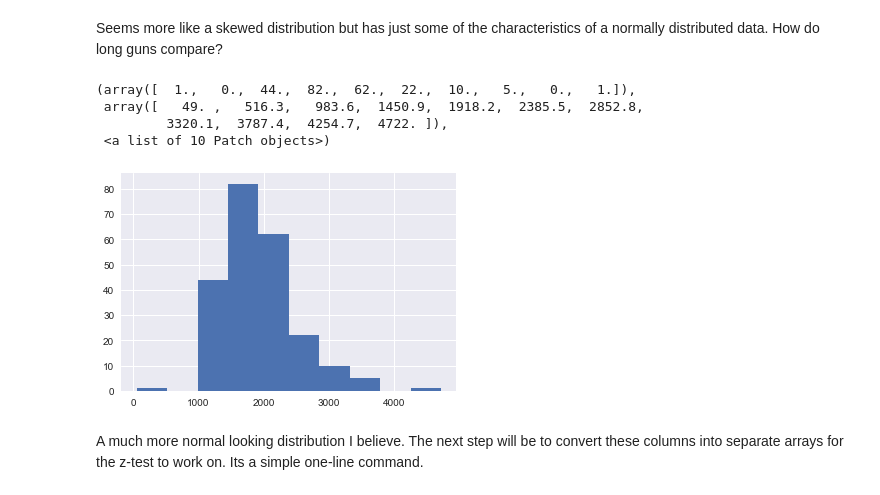
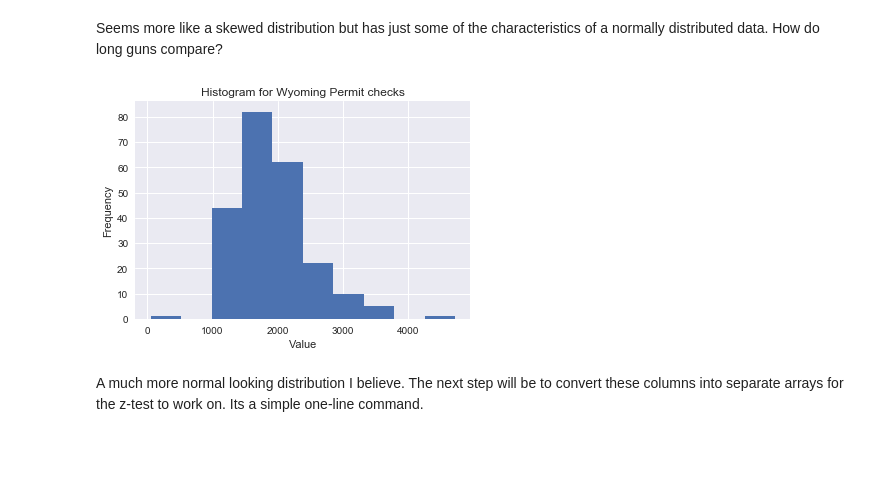
Before and after one commit to shivendra90/NICS-report, a Jupyter notebook: Firearms_analysis.ipynb, the cells around one changed output. Cells and saved outputs as stored; diff of their text form; code cells hidden in the pictures; blank space fills up the shorter version.

```diff
--- a/Firearms_analysis.ipynb
+++ b/Firearms_analysis.ipynb
@@ -643,13 +648,15 @@ hist_plot + geom_histogram(color = 'blue', alpha = 0.5) + \
 # %% [markdown]
 Seems more like a skewed distribution but has just some of the characteristics of a normally distributed data. How do long guns compare?
-# %%
-pyplt.hist(wyoming_permit_dat['long_gun'])
-# %% [output]
-(array([  1.,   0.,  44.,  82.,  62.,  22.,  10.,   5.,   0.,   1.]),
- array([   49. ,   516.3,   983.6,  1450.9,  1918.2,  2385.5,  2852.8,
-         3320.1,  3787.4,  4254.7,  4722. ]),
- <a list of 10 Patch objects>)
-[figure, removed]
+# %%
+# Long guns comparison
+
+pyplt.hist(wyoming_permit_dat['long_gun'])
+pyplt.title('Histogram for Wyoming Permit checks')
+pyplt.xlabel('Value')
+pyplt.ylabel('Frequency')
+pyplt.show()
+# %% [output]
+[figure, added]
 # %% [markdown]
 A much more normal looking distribution I believe. The next step will be to convert these columns into separate arrays for the z-test to work on. Its a simple one-line command.
 # %%
```
Also changed, not shown: parts of 10 cells of this notebook, 1 other file.
